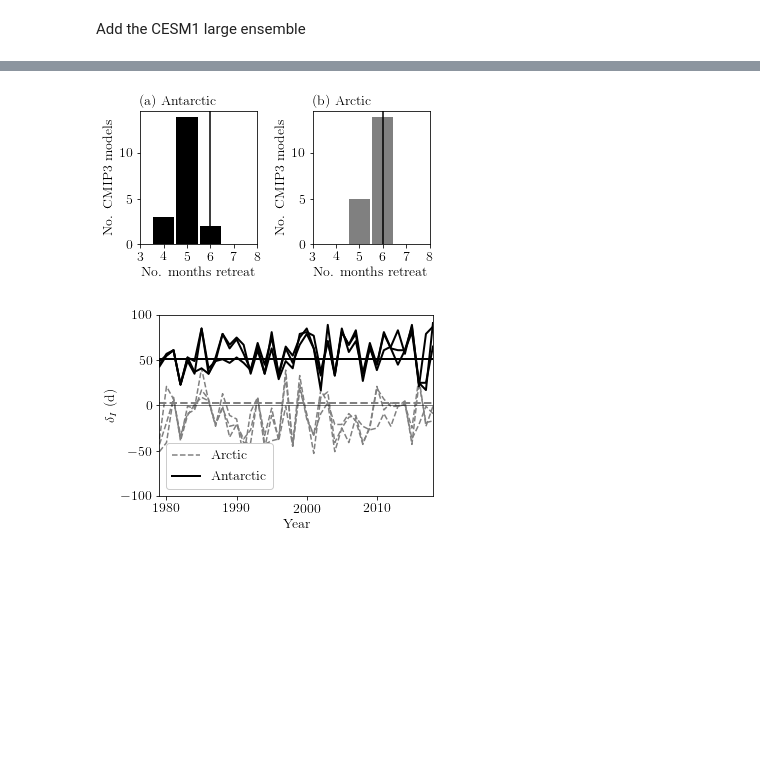
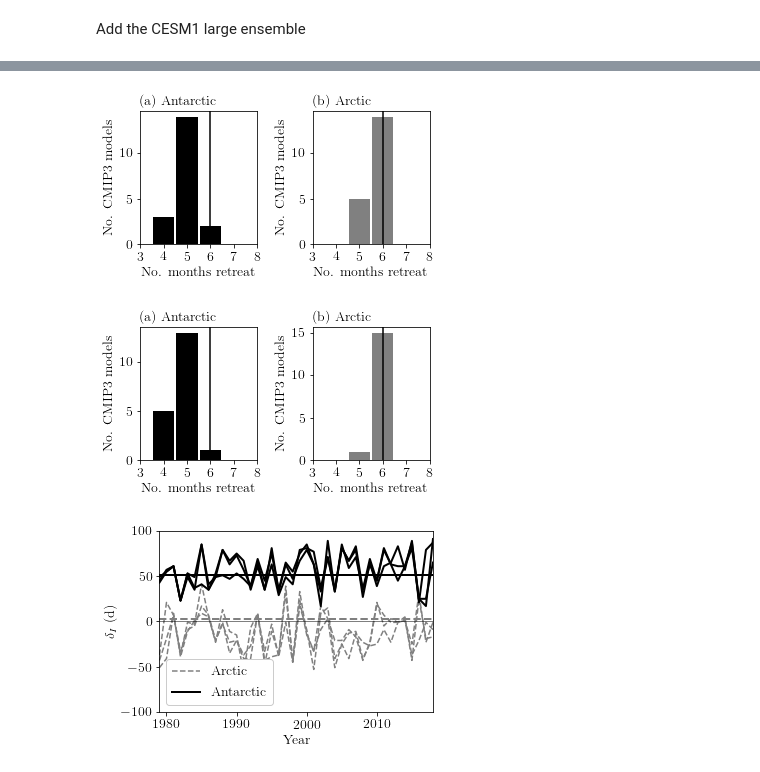
Before and after one commit to lettie-roach/analysis_antarctic-asym, a Jupyter notebook: aasym1_obs_cmip.ipynb, the cells around one changed output, grey strips where cells are left out. Cells and saved outputs as stored; diff of their text form; code cells hidden in the pictures; blank space fills up the shorter version.

```diff
--- a/aasym1_obs_cmip.ipynb
+++ b/aasym1_obs_cmip.ipynb
@@ -271,26 +272,27 @@ mmin = ds.argmin(dim='month')
 mmax = ds.argmax(dim='month')
 asym_cmip3 = (mmin-mmax)
 # %%
-var = 'sia'
+for var in ['sia','sie']:
 
-fig = plt.figure(figsize=(5,3))
-for h, hemi in enumerate(['sh','nh']):
-    ax = fig.add_subplot(1,2,h+1)
-    ax.bar(4,np.count_nonzero(asym_cmip3[var+'_'+hemi]==4),width=.9,facecolor=['k','grey'][h])
-    ax.bar(5,np.count_nonzero(asym_cmip3[var+'_'+hemi]==5),width=.9,facecolor=['k','grey'][h])
-    ax.bar(6,np.count_nonzero(asym_cmip3[var+'_'+hemi]==6),width=.9,facecolor=['k','grey'][h])
-    ax.axvline(x=6,c='k')
-    ax.set_xticks(np.arange(3,9,1))
-    ax.set_xlabel('No. months retreat')
-    ax.set_ylabel('No. CMIP3 models')
-    ax.set_title(['(a) Antarctic','(b) Arctic'][h],loc='left',fontsize=14)
+    fig = plt.figure(figsize=(5,3))
+    for h, hemi in enumerate(['sh','nh']):
+        ax = fig.add_subplot(1,2,h+1)
+        ax.bar(4,np.count_nonzero(asym_cmip3[var+'_'+hemi]==4),width=.9,facecolor=['k','grey'][h])
+        ax.bar(5,np.count_nonzero(asym_cmip3[var+'_'+hemi]==5),width=.9,facecolor=['k','grey'][h])
+        ax.bar(6,np.count_nonzero(asym_cmip3[var+'_'+hemi]==6),width=.9,facecolor=['k','grey'][h])
+        ax.axvline(x=6,c='k')
+        ax.set_xticks(np.arange(3,9,1))
+        ax.set_xlabel('No. months retreat')
+        ax.set_ylabel('No. CMIP3 models')
+        ax.set_title(['(a) Antarctic','(b) Arctic'][h],loc='left',fontsize=14)
 
-plt.tight_layout()
-plt.show()
-fig.savefig('figs/cmip3_'+var+'.pdf',bbox_inches='tight',dpi=500)
-plt.close()
+    plt.tight_layout()
+    plt.show()
+    fig.savefig('figs/cmip3_'+var+'.pdf',bbox_inches='tight',dpi=500)
+    plt.close()
 # %% [output]
 [figure]
+[figure, added]
 # %%
 fig = plt.figure(figsize=(5,3.5))
 ax = plt.subplot(1,1,1)
```
Also changed, not shown: parts of 4 cells of this notebook, 2 other files.
